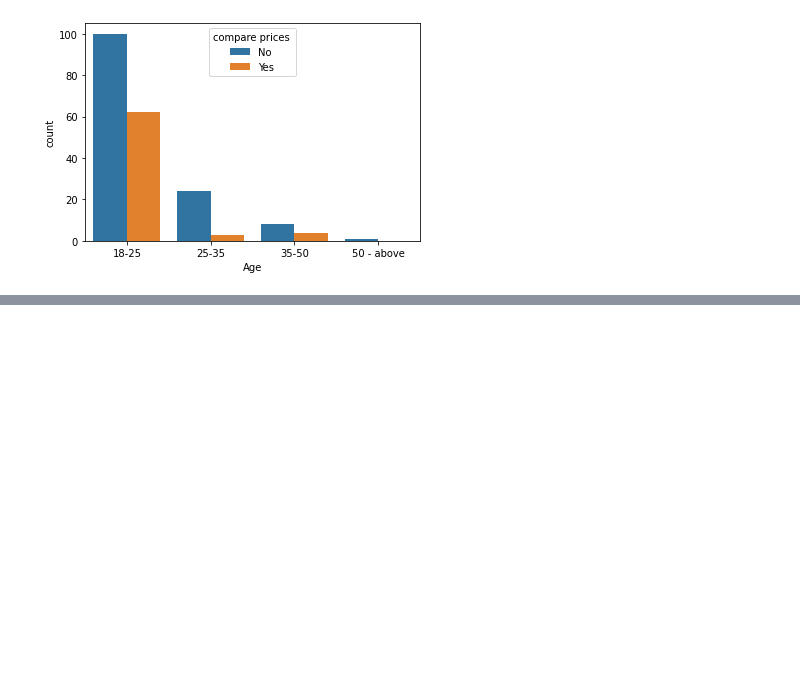
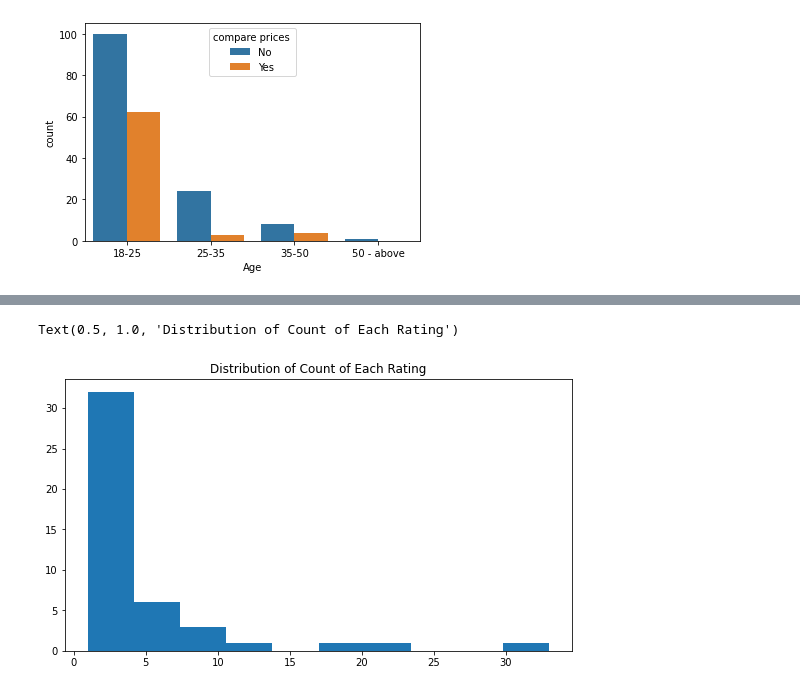
Before and after one commit to pranali-kirolkar-zz/MSCPROJECT, a Jupyter notebook: summersales.ipynb, the cells around one changed output, grey strips where cells are left out. Saved outputs shown, nothing was run; the diff lists cells and outputs as text; code cells hidden in the pictures; blank space fills up the shorter version.

```diff
--- a/summersales.ipynb
+++ b/summersales.ipynb
@@ -318,3 +334,6 @@ sns.countplot(data=Dataset, x='Age', hue='compare prices ')
 # %% [output]
 <matplotlib.axes._subplots.AxesSubplot at 0x...>
 [figure]
+# %%
+df = pd.read_csv('//content/Sales Summer Clothes..csv')
+df
@@ -320,0 +354,4 @@ sns.countplot(data=Dataset, x='Age', hue='compare prices ')
+# %%
+Rate=pd.DataFrame(df.groupby('Brand')['Rating '].mean())
+Rate['Number_Of_Ratings']=pd.DataFrame(df.groupby('Brand')['Rating '].count())
+Rate.head()
@@ -320,0 +366,8 @@ sns.countplot(data=Dataset, x='Age', hue='compare prices ')
+# %%
+plt.figure(figsize=(20,5))
+plt.subplot(1,2,1)
+plt.hist(Rate.Number_Of_Ratings)
+plt.title('Distribution of Count of Each Rating')
+# %% [output]
+Text(0.5, 1.0, 'Distribution of Count of Each Rating')
+[figure, added]
```
Also changed, not shown: parts of 6 cells of this notebook.
